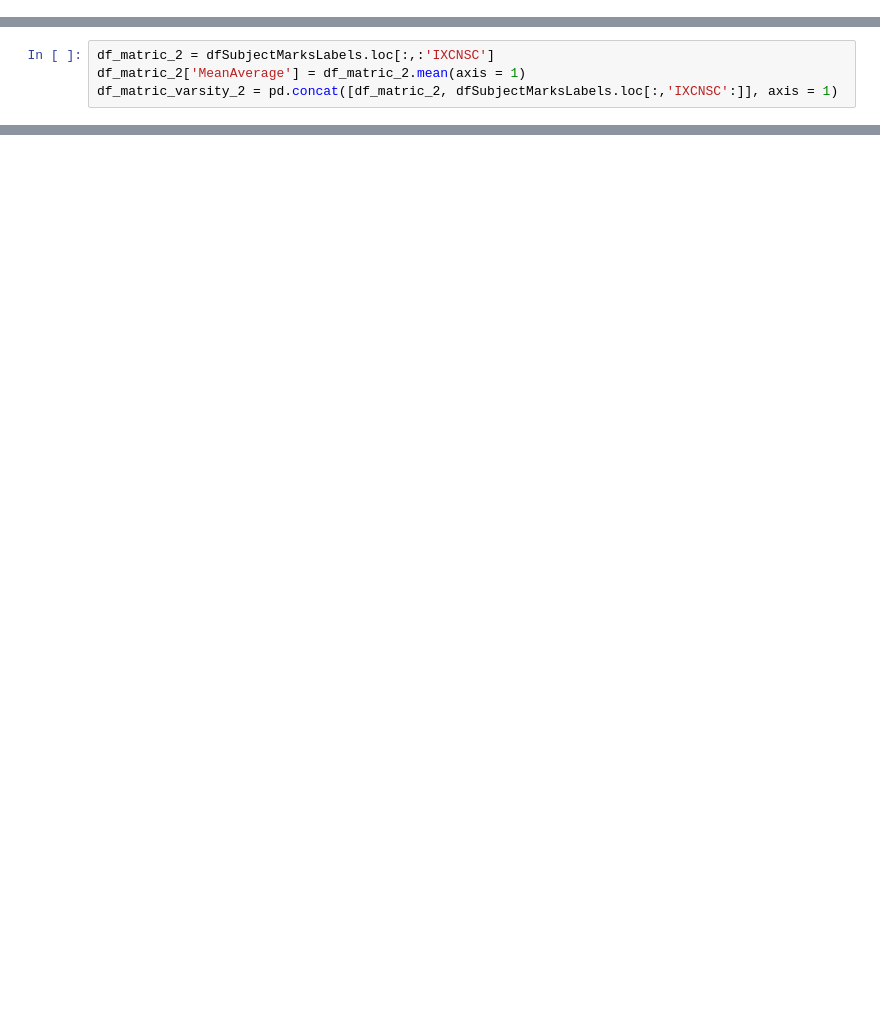
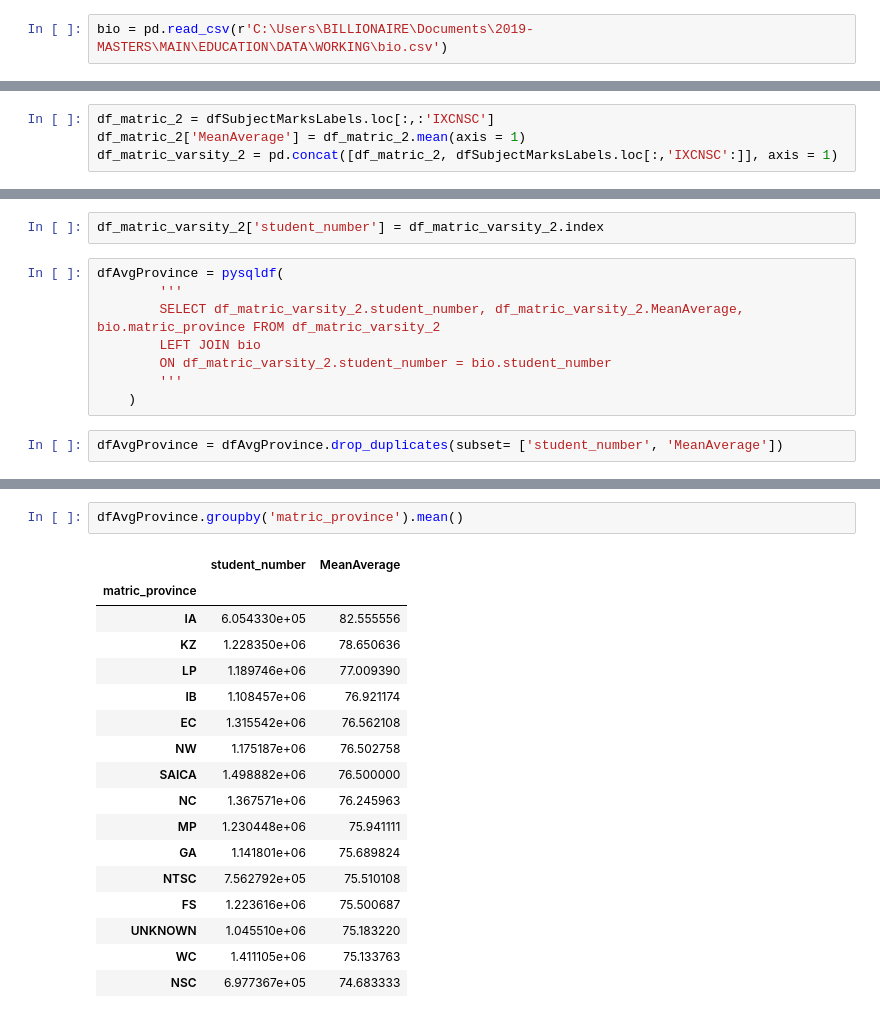
Before and after one commit to PR0VERB/RESEARCH, a Jupyter notebook: matricYears-Copy1.ipynb, the cells around one changed output, grey strips where cells are left out. Saved outputs shown, nothing was run; the diff lists cells and outputs as text; blank space fills up the shorter version.

```diff
--- a/matricYears-Copy1.ipynb
+++ b/matricYears-Copy1.ipynb
@@ -8,3 +8,5 @@ import seaborn as sns
 pd.set_option('display.max_columns', 500)
 # %%
 matricYears = pd.read_csv('C:/Users/Billionaire/Documents/2019-MASTERS/MAIN/EDUCATION/DATA/WORKING/matricYears.csv')
+# %%
+bio = pd.read_csv(r'C:\Users\BILLIONAIRE\Documents\2019-MASTERS\MAIN\EDUCATION\DATA\WORKING\bio.csv')
@@ -320,3 +324,15 @@ px.scatter(data_frame = df_matric_varsity_2.fillna(0)[df_matric_varsity_2.fillna
            hover_name=None, log_x=False, size_max=6000)
 # %% [output]
 [interactive output not drawn]
+# %%
+df_matric_varsity_2['student_number'] = df_matric_varsity_2.index
+# %%
+dfAvgProvince = pysqldf(
+        '''
+        SELECT df_matric_varsity_2.student_number, df_matric_varsity_2.MeanAverage, bio.matric_province FROM df_matric_varsity_2
+        LEFT JOIN bio
+        ON df_matric_varsity_2.student_number = bio.student_number
+        '''
+    )
+# %%
+dfAvgProvince = dfAvgProvince.drop_duplicates(subset= ['student_number', 'MeanAverage'])
@@ -322,0 +346,20 @@ px.scatter(data_frame = df_matric_varsity_2.fillna(0)[df_matric_varsity_2.fillna
+# %%
+dfAvgProvince.groupby('matric_province').mean()
+# %% [output]
+|  | student_number | MeanAverage |
+| matric_province |  |  |
+| IA | 6.054330e+05 | 82.555556 |
+| KZ | 1.228350e+06 | 78.650636 |
+| LP | 1.189746e+06 | 77.009390 |
+| IB | 1.108457e+06 | 76.921174 |
+| EC | 1.315542e+06 | 76.562108 |
+| NW | 1.175187e+06 | 76.502758 |
+| SAICA | 1.498882e+06 | 76.500000 |
+| NC | 1.367571e+06 | 76.245963 |
+| MP | 1.230448e+06 | 75.941111 |
+| GA | 1.141801e+06 | 75.689824 |
+| NTSC | 7.562792e+05 | 75.510108 |
+| FS | 1.223616e+06 | 75.500687 |
+| UNKNOWN | 1.045510e+06 | 75.183220 |
+| WC | 1.411105e+06 | 75.133763 |
+| NSC | 6.977367e+05 | 74.683333 |
```
Also changed, not shown: parts of 4 cells of this notebook.
